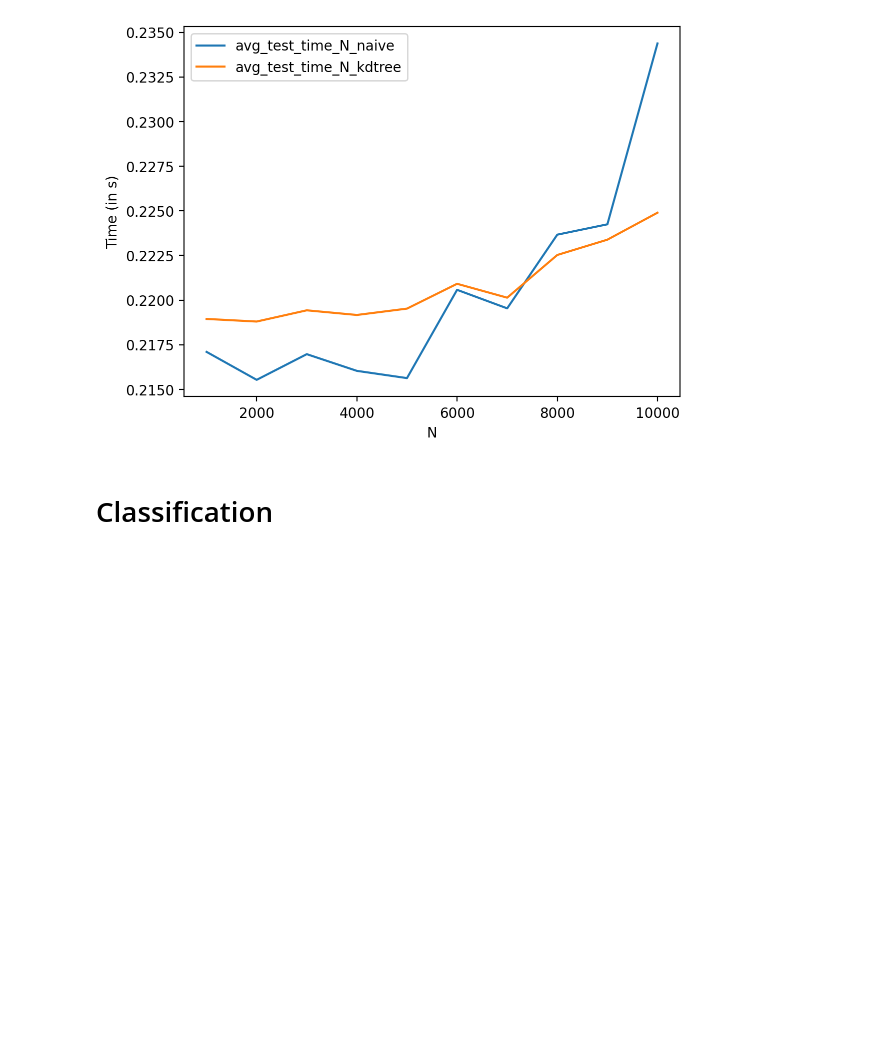
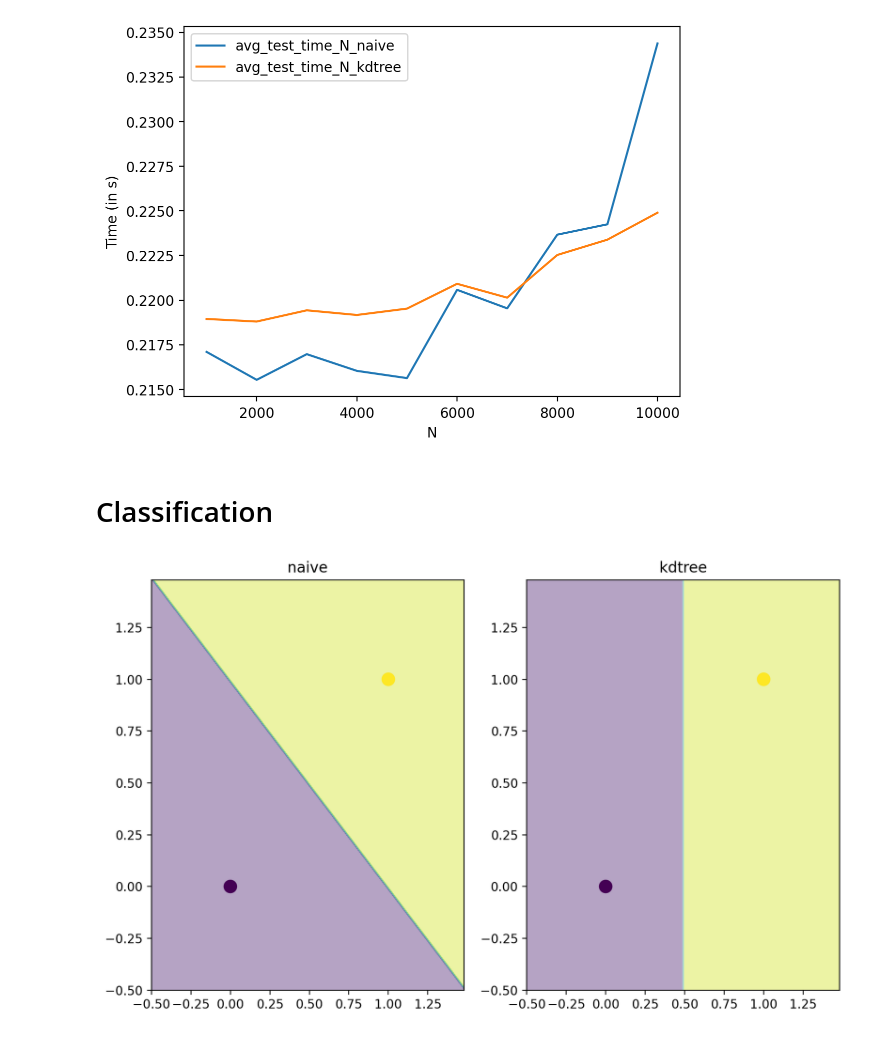
Before and after one commit to YYashraj/Assignment4-ES335-2024-sanity-descent, a Jupyter notebook: KNN.ipynb, the cells around one changed output. Saved outputs shown, nothing was run; the diff lists cells and outputs as text; code cells hidden in the pictures; blank space fills up the shorter version.

```diff
--- a/KNN.ipynb
+++ b/KNN.ipynb
@@ -961,0 +964,13 @@ iris_dataset = generate_hyperplanes( )
+# %%
+def lsh_test(hash_table, query_pt, hyperplanes, d, y, k=1):
+    X_sub, y_try = nearest_neighbours(hash_table, query_pt, hyperplanes, d)
+    #check if y_try is empty
+    if len(y_try)==0:
+        return naive_KNN(X, query_pt, k, np.array(y))
+    else:
+        classes=[]
+        for i in y_try:
+            # print(y[i])
+            classes.append(y[i])
+        classes=np.array(classes)
+    return naive_KNN(X_sub, query_pt, k, classes)
@@ -1021,13 +1052,13 @@ def measure(func, data, y, query_pt):
 
         train_start_time = time.time()
         train_mem_usage_before = memory_profiler.memory_usage()[0]
-        LSH = LSH(data, y, k)
+        hash_table, hyperplanes = lsh_train(data)
         train_mem_usage_after = memory_profiler.memory_usage()[0]
         train_end_time = time.time()
 
         test_start_time = time.time()
         test_mem_usage_before = memory_profiler.memory_usage()[0]
-        result = LSH.predict_class(query_pt)
+        result = lsh_test(hash_table, query_pt, hyperplanes, data.shape[1], y, k)
         test_mem_usage_after = memory_profiler.memory_usage()[0]
         test_end_time = time.time()
 
@@ -1246,0 +1305,14 @@ plot_dicts([avg_test_memory_D_naive, avg_test_memory_D_kdtree, avg_test_memory_D
+# %%
+X = np.array([[0, 0], [1, 1]])
+y = np.array([0, 1])
+
+plt.figure(figsize=(10, 6))
+
+plt.scatter(X[:, 0], X[:, 1], c=y, s=100, cmap='viridis')
+
+for i, model in enumerate(["naive","kdtree"]):
+    plt.subplot(1, 2, i + 1)
+    plot_decision_boundary(model, X, y, 1)
+    plt.title(model)
+# %% [output]
+[figure, added]
```
Also changed, not shown: parts of 24 cells of this notebook.
